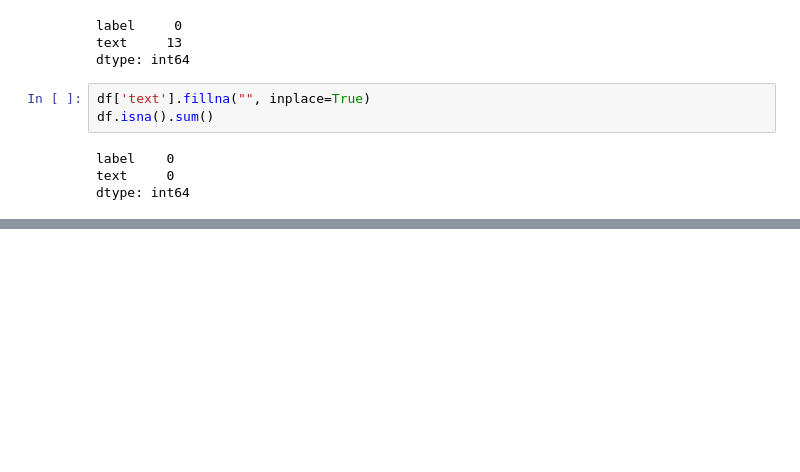
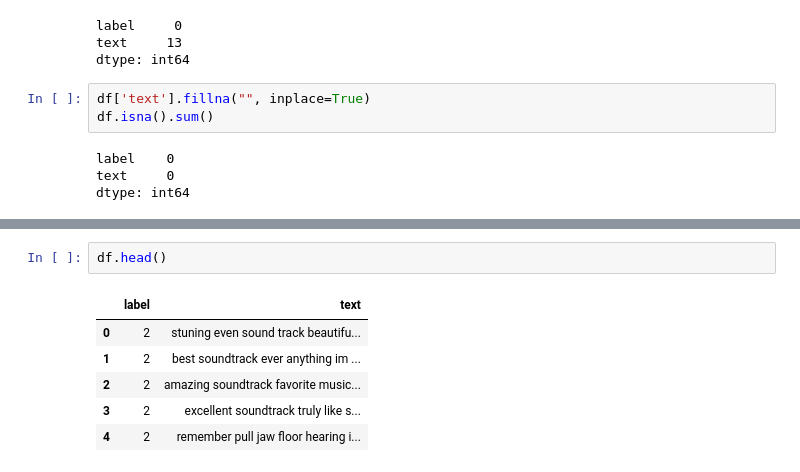
Before and after one commit to kunalkaushik1982/amazon-product-reviews, a Jupyter notebook: notebooks/eda.ipynb, the cells around one changed output, grey strips where cells are left out. Cells and saved outputs as stored; diff of their text form; blank space fills up the shorter version.

```diff
--- a/notebooks/eda.ipynb
+++ b/notebooks/eda.ipynb
@@ -194,0 +202,9 @@ dtype: int64
+# %%
+df.head()
+# %% [output]
+|  | label | text |
+| 0 | 2 | stuning even sound track beautifu... |
+| 1 | 2 | best soundtrack ever anything im ... |
+| 2 | 2 | amazing soundtrack favorite music... |
+| 3 | 2 | excellent soundtrack truly like s... |
+| 4 | 2 | remember pull jaw floor hearing i... |
```
Also changed, not shown: parts of 1 cell of this notebook, 1 other file.
